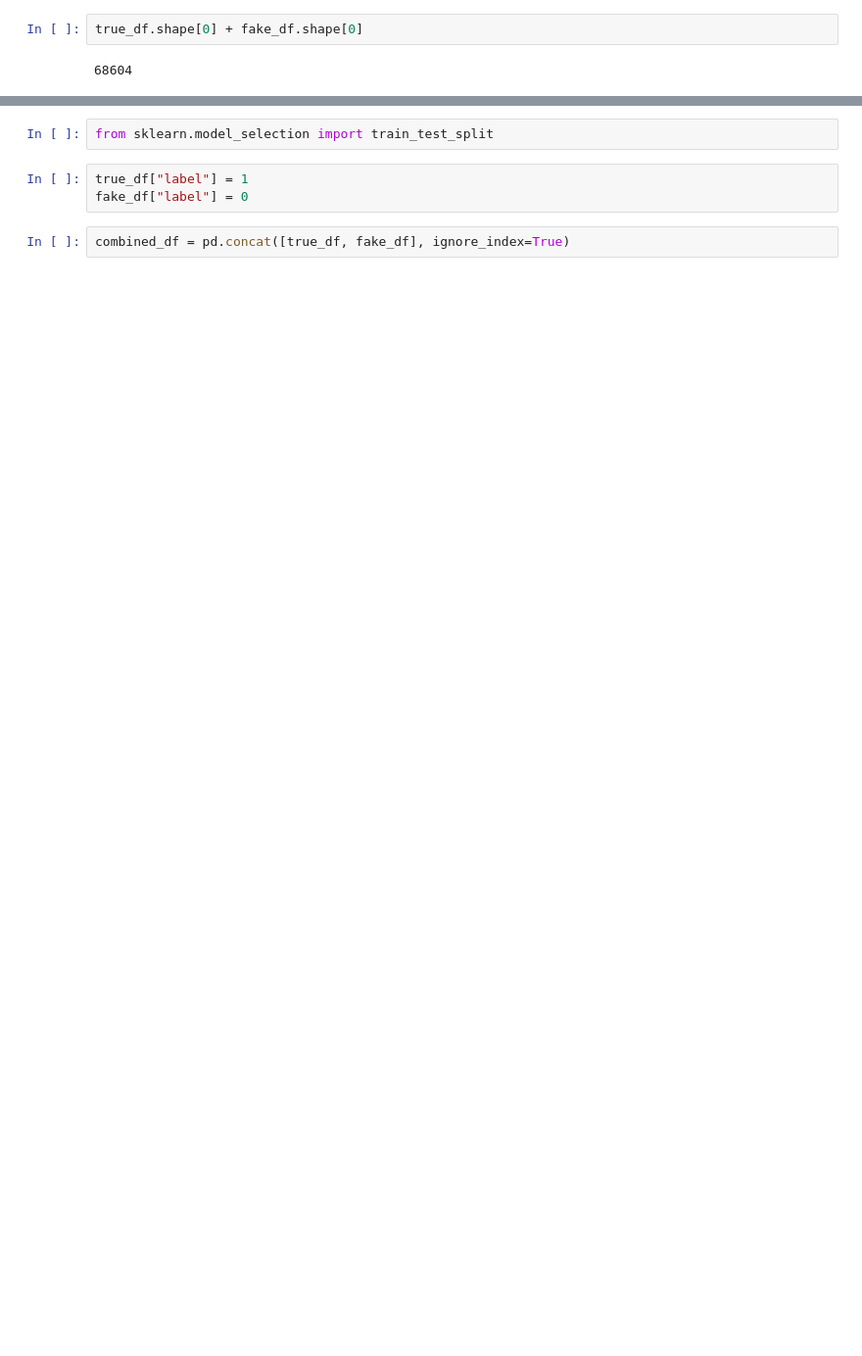
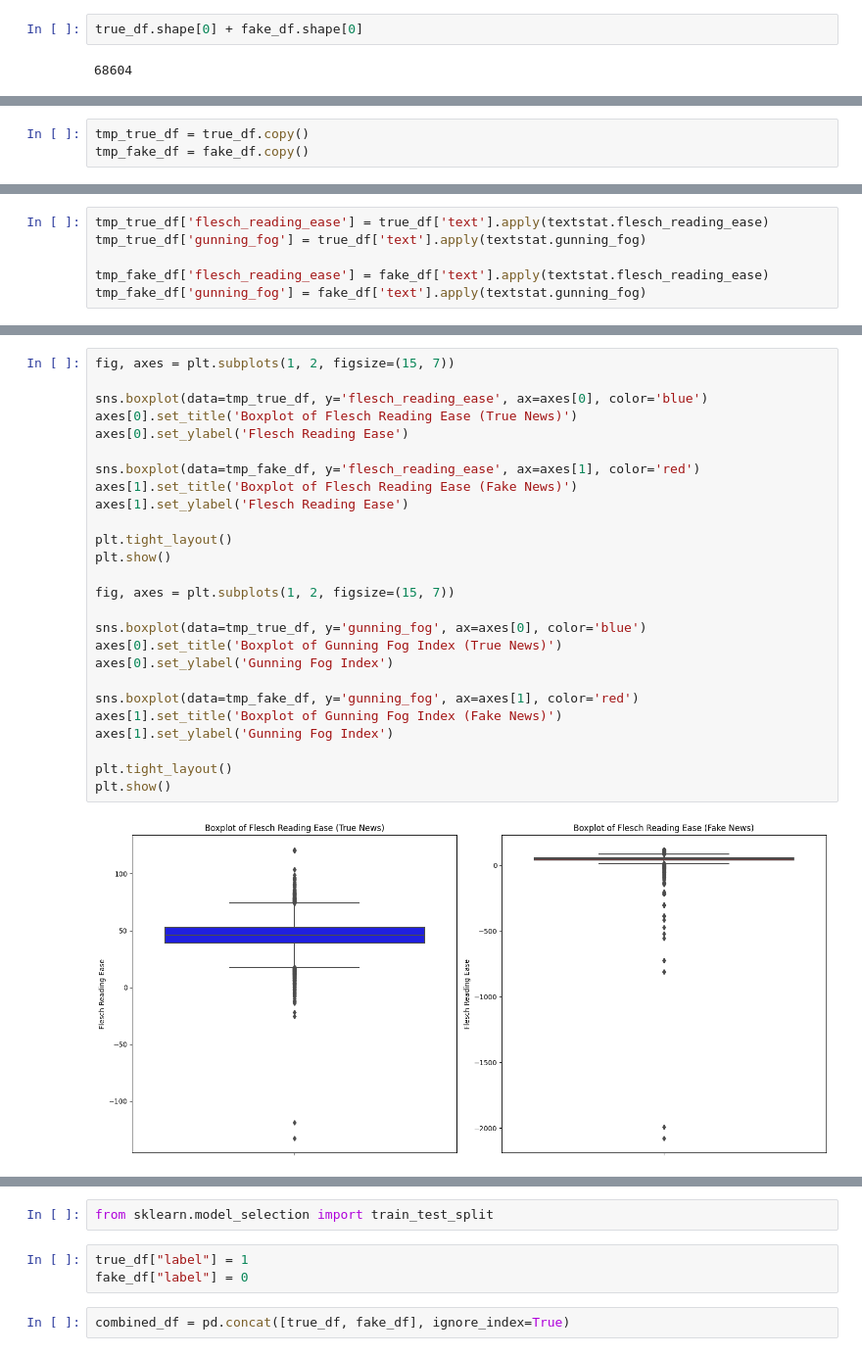
Before and after one commit to tandao0909/nlp-project, a Jupyter notebook: eda.ipynb, the cells around one changed output, grey strips where cells are left out. Shown at 98% size. Saved outputs shown, nothing was run; the diff lists cells and outputs as text; blank space fills up the shorter version.

```diff
--- a/eda.ipynb
+++ b/eda.ipynb
@@ -65,0 +83,3 @@ true_df.shape[0] + fake_df.shape[0]
+# %%
+tmp_true_df = true_df.copy()
+tmp_fake_df = fake_df.copy()
@@ -65,0 +271,6 @@ true_df.shape[0] + fake_df.shape[0]
+# %%
+tmp_true_df['flesch_reading_ease'] = true_df['text'].apply(textstat.flesch_reading_ease)
+tmp_true_df['gunning_fog'] = true_df['text'].apply(textstat.gunning_fog)
+
+tmp_fake_df['flesch_reading_ease'] = fake_df['text'].apply(textstat.flesch_reading_ease)
+tmp_fake_df['gunning_fog'] = fake_df['text'].apply(textstat.gunning_fog)
@@ -65,0 +333,28 @@ true_df.shape[0] + fake_df.shape[0]
+# %%
+fig, axes = plt.subplots(1, 2, figsize=(15, 7))
+
+sns.boxplot(data=tmp_true_df, y='flesch_reading_ease', ax=axes[0], color='blue')
+axes[0].set_title('Boxplot of Flesch Reading Ease (True News)')
+axes[0].set_ylabel('Flesch Reading Ease')
+
+sns.boxplot(data=tmp_fake_df, y='flesch_reading_ease', ax=axes[1], color='red')
+axes[1].set_title('Boxplot of Flesch Reading Ease (Fake News)')
+axes[1].set_ylabel('Flesch Reading Ease')
+
+plt.tight_layout()
+plt.show()
+
+fig, axes = plt.subplots(1, 2, figsize=(15, 7))
+
+sns.boxplot(data=tmp_true_df, y='gunning_fog', ax=axes[0], color='blue')
+axes[0].set_title('Boxplot of Gunning Fog Index (True News)')
+axes[0].set_ylabel('Gunning Fog Index')
+
+sns.boxplot(data=tmp_fake_df, y='gunning_fog', ax=axes[1], color='red')
+axes[1].set_title('Boxplot of Gunning Fog Index (Fake News)')
+axes[1].set_ylabel('Gunning Fog Index')
+
+plt.tight_layout()
+plt.show()
+# %% [output]
+[figure, added]
```
Also changed, not shown: parts of 75 cells of this notebook.
